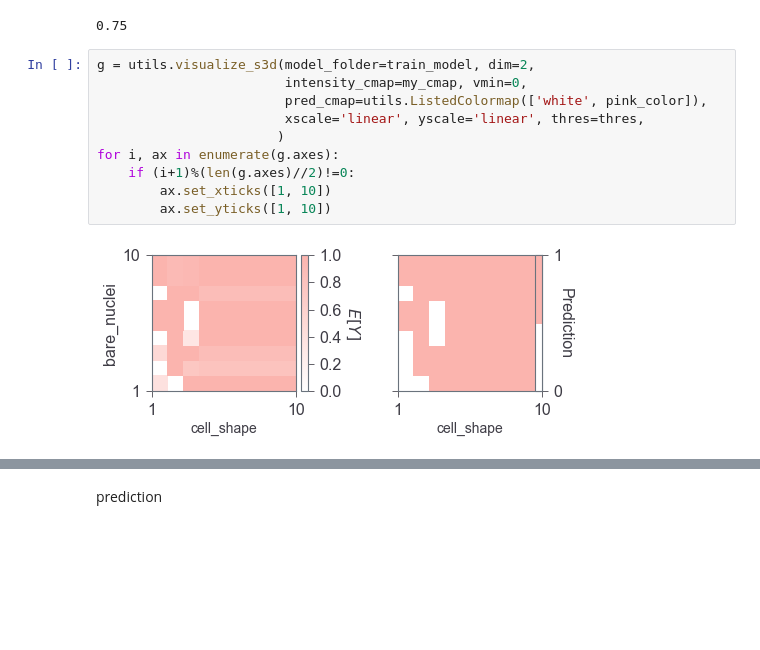
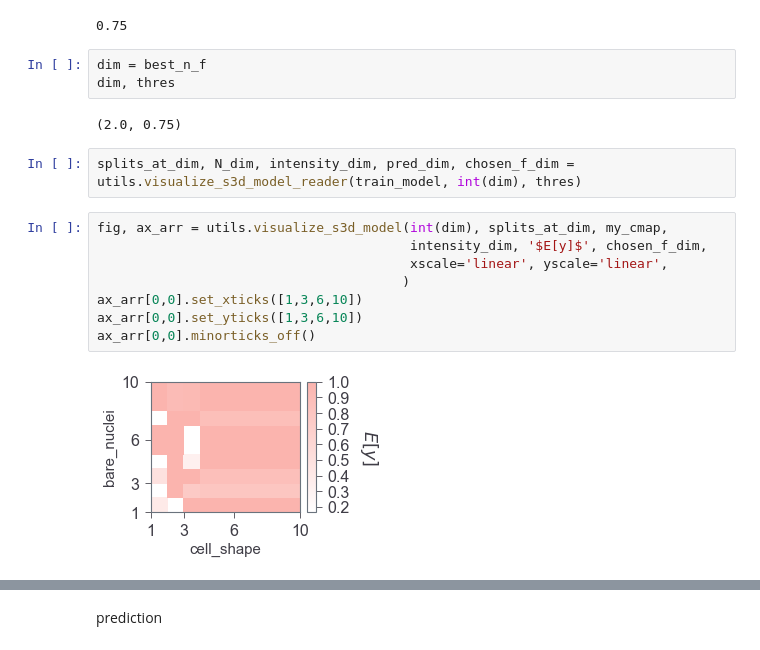
Before and after one commit to peterfennell/S3D, a Jupyter notebook: s3d/quickstart.ipynb, the cells around one changed output, grey strips where cells are left out. Cells and saved outputs as stored; diff of their text form; blank space fills up the shorter version.

```diff
--- a/s3d/quickstart.ipynb
+++ b/s3d/quickstart.ipynb
@@ -365,15 +407,20 @@ thres = s3d.calculate_disc_threshold(train_model, best_n_f)
 thres
 # %% [output]
 0.75
-# %%
-g = utils.visualize_s3d(model_folder=train_model, dim=2,
-                        intensity_cmap=my_cmap, vmin=0,
-                        pred_cmap=utils.ListedColormap(['white', pink_color]),
-                        xscale='linear', yscale='linear', thres=thres,
-                       )
-for i, ax in enumerate(g.axes):
-    if (i+1)%(len(g.axes)//2)!=0:
-        ax.set_xticks([1, 10])
-        ax.set_yticks([1, 10])
-# %% [output]
-[figure, removed]
+# %%
+dim = best_n_f
+dim, thres
+# %% [output]
+(2.0, 0.75)
+# %%
+splits_at_dim, N_dim, intensity_dim, pred_dim, chosen_f_dim = utils.visualize_s3d_model_reader(train_model, int(dim), thres)
+# %%
+fig, ax_arr = utils.visualize_s3d_model(int(dim), splits_at_dim, my_cmap,
+                                        intensity_dim, '$E[y]$', chosen_f_dim,
+                                        xscale='linear', yscale='linear',
+                                       )
+ax_arr[0,0].set_xticks([1,3,6,10])
+ax_arr[0,0].set_yticks([1,3,6,10])
+ax_arr[0,0].minorticks_off()
+# %% [output]
+[figure, added]
```
Also changed, not shown: parts of 16 cells of this notebook, 2 other files.
